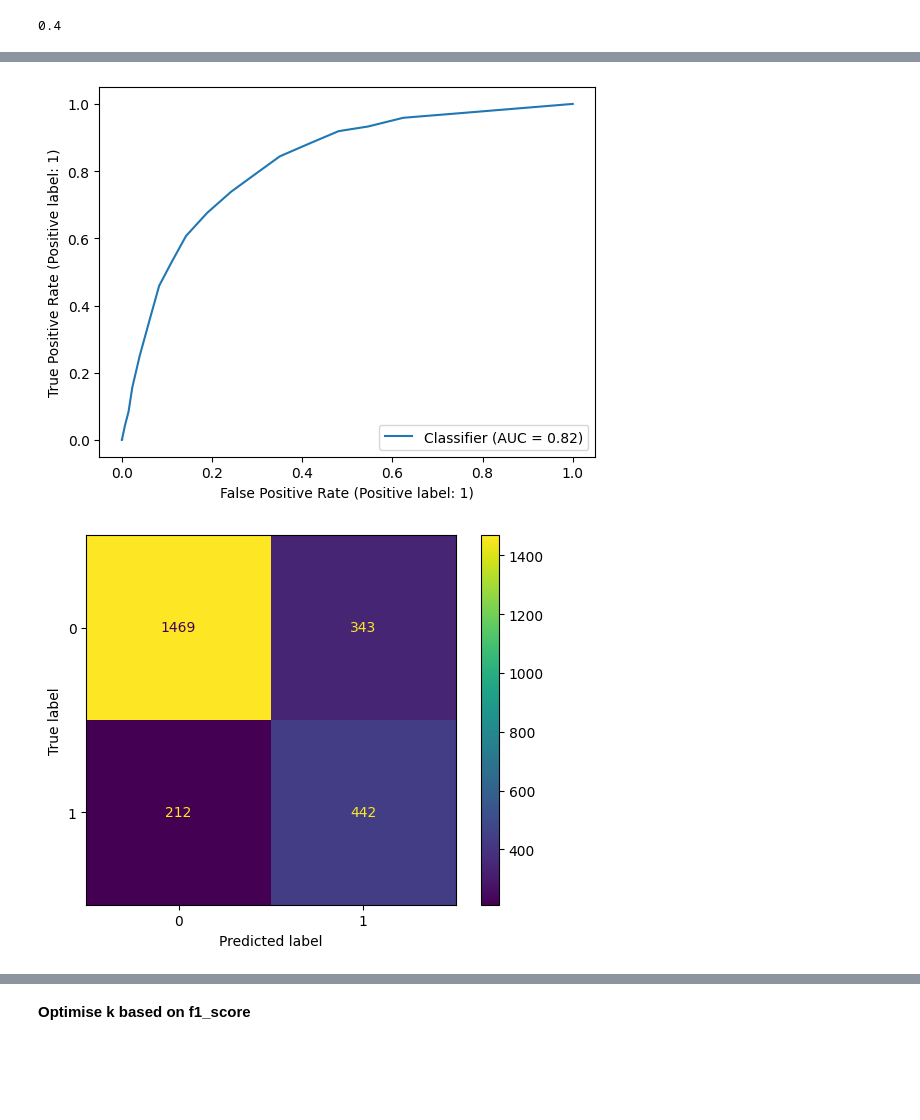
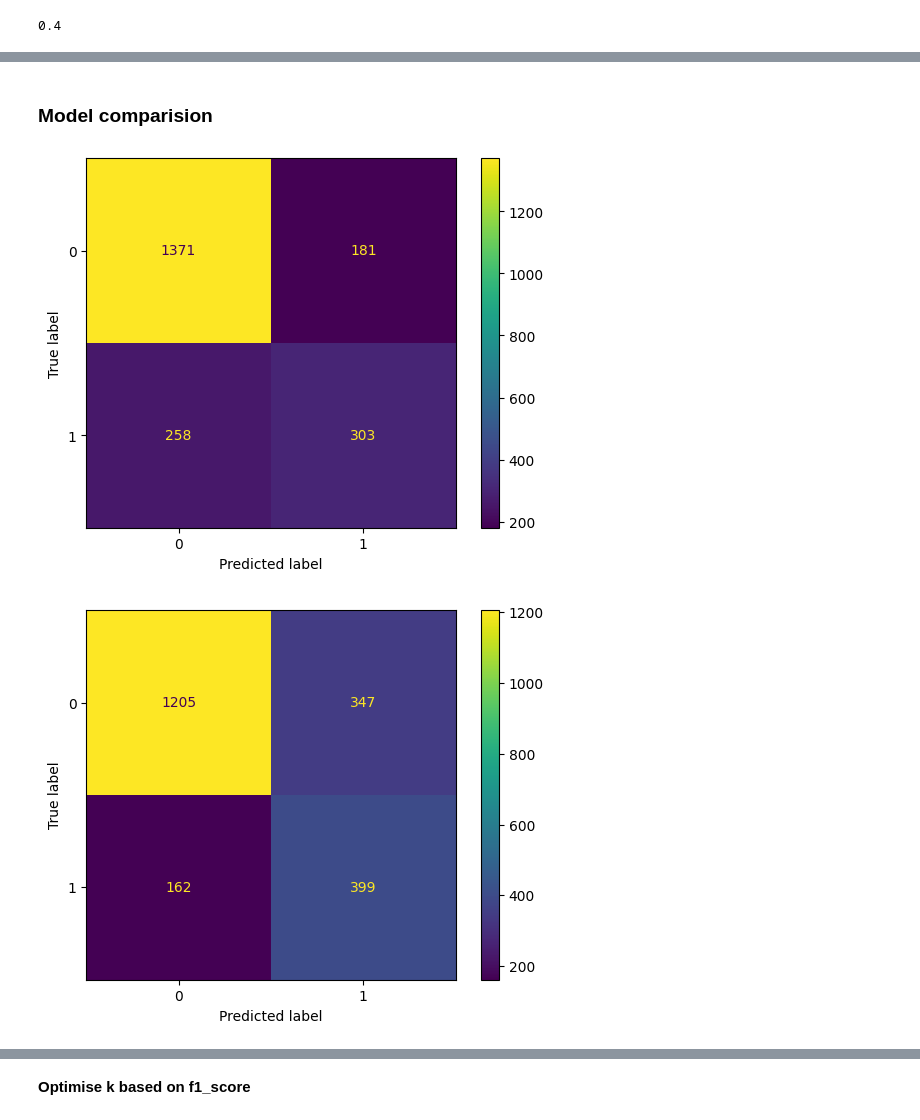
Before and after one commit to ABAL-DU/MIS710-T2_2023, a Jupyter notebook: Week 06/MIS710_Lab6_KNN.ipynb, the cells around one changed output, grey strips where cells are left out. Drawn from its saved outputs; the diff is of its cells as text; code cells hidden in the pictures; blank space fills up the shorter version.

```diff
--- a/Week 06/MIS710_Lab6_KNN.ipynb
+++ b/Week 06/MIS710_Lab6_KNN.ipynb
@@ -270,3 +439,12 @@ Name: Churn, dtype: uint8
+# %%
+# Normalize the features using StandardScaler
+scaler = StandardScaler()
+
+# Fit the scaler on the training data
+X_train_scaled = scaler.fit_transform(X_train)
+
+# Transform the test data using the same scaler
+X_test_scaled = scaler.transform(X_test)
 # %% [markdown]
 ## **2.3. KNN Classifier Model building**
 # %%
@@ -295,0 +457,9 @@ X_norm=scaler.fit_transform(X)
+# %%
+# Train a KNN model
+k = 15 # Number of neighbors
+knn = KNeighborsClassifier(n_neighbors=k, p=2)
+
+# Fit the knn with scaled X_train and y_train
+knn.fit(X_train_scaled, y_train)
+
+# Write code to make predictions on the SCALED testing set
@@ -298,14 +473,6 @@ X_norm=scaler.fit_transform(X)
 * Classification report
 * Confusion matrix
 * ROC and AUC
-# %%
-# Train a KNN model
-k = 15 # Number of neighbors
-knn = KNeighborsClassifier(n_neighbors=k) #try it with p=1 and p=2
-
-#fit the knn with X_train and y_train
-
-# Make predictions on the testing set
 # %% [markdown]
 ### **Classification report**
 # %%
@@ -324,6 +493,6 @@ weighted avg       0.78      0.79      0.78      2466
 # %%
 #get predicted probabilities for the main class
-y_pred_probs_norm = knn.predict_proba(X_test)
+y_pred_probs_norm = knn.predict_proba(X_test_scaled)
 y_pred_probs_norm = y_pred_probs_norm[:, 1]
 print(y_pred_probs_norm)
 # %% [output]
@@ -399,9 +619,11 @@ weighted avg       0.79      0.75      0.76      2466
+# %% [markdown]
+### **Model comparision**
 # %%
-#what is displayed in the outcomes?
-RocCurveDisplay.from_predictions(y_test, y_pred_probs_norm)
+
+ConfusionMatrixDisplay.from_predictions(y_test, y_pred)
 ConfusionMatrixDisplay.from_predictions(y_test, y_pred_best)
 plt.show()
 # %% [output]
-[figure, old version]
+[figure, new version]
-[figure, old version]
+[figure, new version]
 # %%
```
Also changed, not shown: parts of 134 cells of this notebook.
